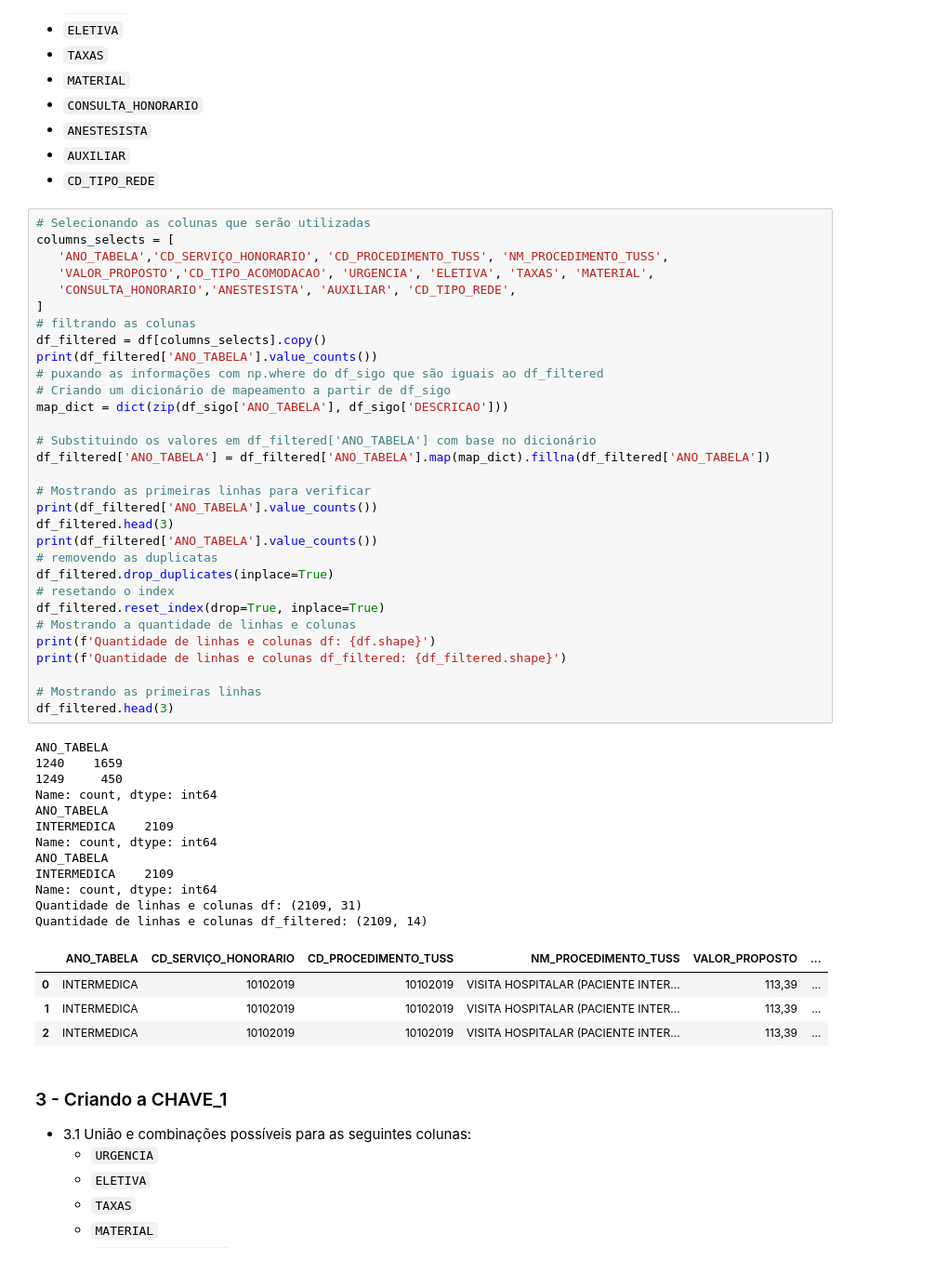
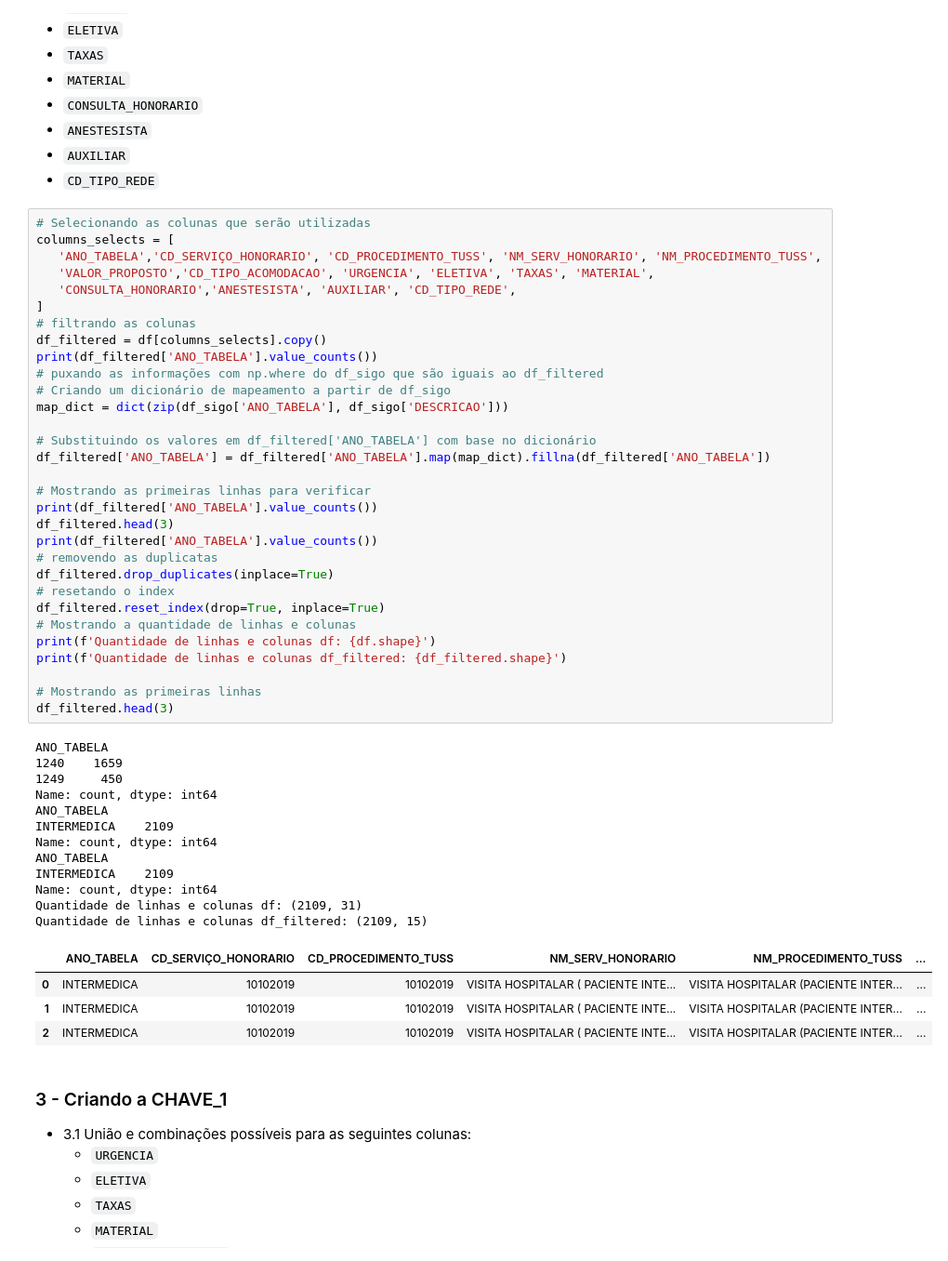
Before and after one commit to Jefferson170713/Project_HapDoc, a Jupyter notebook: script_teste.ipynb, the cells around one changed output. Shown at 93% size. Drawn from its saved outputs; the diff is of its cells as text.

```diff
--- a/script_teste.ipynb
+++ b/script_teste.ipynb
@@ -102,7 +102,7 @@ Colunas:
 # %%
 # Selecionando as colunas que serão utilizadas
 columns_selects = [
-   'ANO_TABELA','CD_SERVIÇO_HONORARIO', 'CD_PROCEDIMENTO_TUSS', 'NM_PROCEDIMENTO_TUSS',
+   'ANO_TABELA','CD_SERVIÇO_HONORARIO', 'CD_PROCEDIMENTO_TUSS', 'NM_SERV_HONORARIO', 'NM_PROCEDIMENTO_TUSS',
    'VALOR_PROPOSTO','CD_TIPO_ACOMODACAO', 'URGENCIA', 'ELETIVA', 'TAXAS', 'MATERIAL',
    'CONSULTA_HONORARIO','ANESTESISTA', 'AUXILIAR', 'CD_TIPO_REDE',
 ]
@@ -115,38 +115,38 @@ map_dict = dict(zip(df_sigo['ANO_TABELA'], df_sigo['DESCRICAO']))
 
 # Substituindo os valores em df_filtered['ANO_TABELA'] com base no dicionário
 df_filtered['ANO_TABELA'] = df_filtered['ANO_TABELA'].map(map_dict).fillna(df_filtered['ANO_TABELA'])
 
 # Mostrando as primeiras linhas para verificar
 print(df_filtered['ANO_TABELA'].value_counts())
 df_filtered.head(3)
 print(df_filtered['ANO_TABELA'].value_counts())
 # removendo as duplicatas
 df_filtered.drop_duplicates(inplace=True)
 # resetando o index
 df_filtered.reset_index(drop=True, inplace=True)
 # Mostrando a quantidade de linhas e colunas
 print(f'Quantidade de linhas e colunas df: {df.shape}')
 print(f'Quantidade de linhas e colunas df_filtered: {df_filtered.shape}')
 
 # Mostrando as primeiras linhas
 df_filtered.head(3)
 # %% [output]
 ANO_TABELA
 1240    1659
 1249     450
 Name: count, dtype: int64
 ANO_TABELA
 INTERMEDICA    2109
 Name: count, dtype: int64
 ANO_TABELA
 INTERMEDICA    2109
 Name: count, dtype: int64
 Quantidade de linhas e colunas df: (2109, 31)
-Quantidade de linhas e colunas df_filtered: (2109, 14)
+Quantidade de linhas e colunas df_filtered: (2109, 15)
-|  | ANO_TABELA | CD_SERVIÇO_HONORARIO | CD_PROCEDIMENTO_TUSS | NM_PROCEDIMENTO_TUSS | VALOR_PROPOSTO | ... |
-| 0 | INTERMEDICA | 10102019 | 10102019 | VISITA HOSPITALAR (PACIENTE INTER... | 113,39 | ... |
-| 1 | INTERMEDICA | 10102019 | 10102019 | VISITA HOSPITALAR (PACIENTE INTER... | 113,39 | ... |
-| 2 | INTERMEDICA | 10102019 | 10102019 | VISITA HOSPITALAR (PACIENTE INTER... | 113,39 | ... |
+|  | ANO_TABELA | CD_SERVIÇO_HONORARIO | CD_PROCEDIMENTO_TUSS | NM_SERV_HONORARIO | NM_PROCEDIMENTO_TUSS | ... |
+| 0 | INTERMEDICA | 10102019 | 10102019 | VISITA HOSPITALAR ( PACIENTE INTE... | VISITA HOSPITALAR (PACIENTE INTER... | ... |
+| 1 | INTERMEDICA | 10102019 | 10102019 | VISITA HOSPITALAR ( PACIENTE INTE... | VISITA HOSPITALAR (PACIENTE INTER... | ... |
+| 2 | INTERMEDICA | 10102019 | 10102019 | VISITA HOSPITALAR ( PACIENTE INTE... | VISITA HOSPITALAR (PACIENTE INTER... | ... |
 # %% [markdown]
 ### 3 - Criando a CHAVE_1
    - 3.1 União e combinações possíveis para as seguintes colunas:
```
